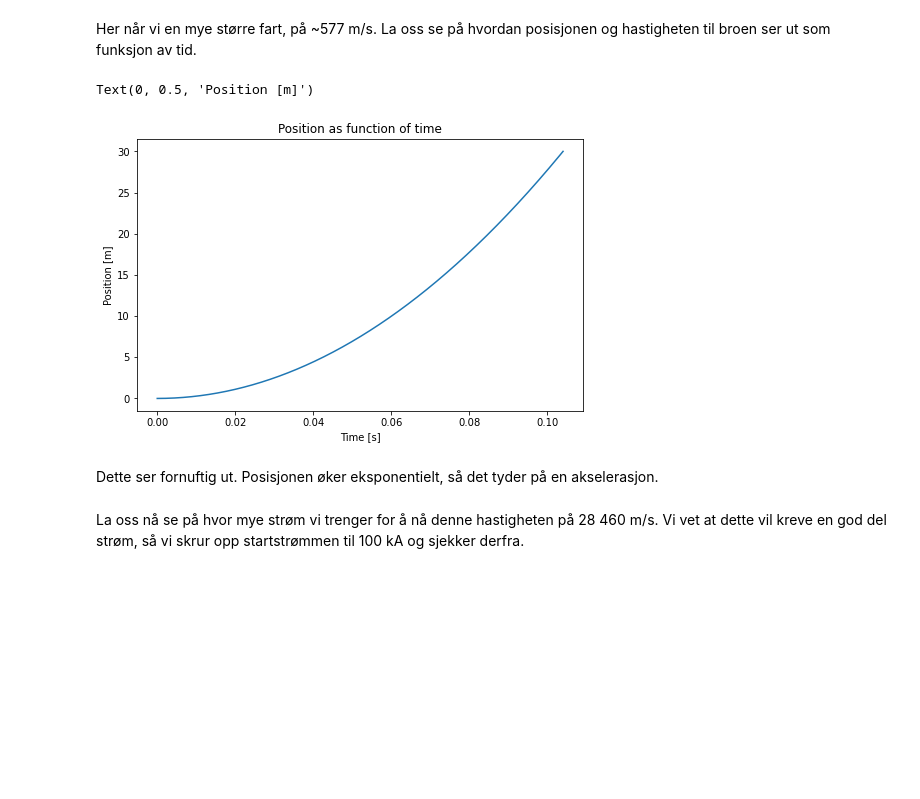
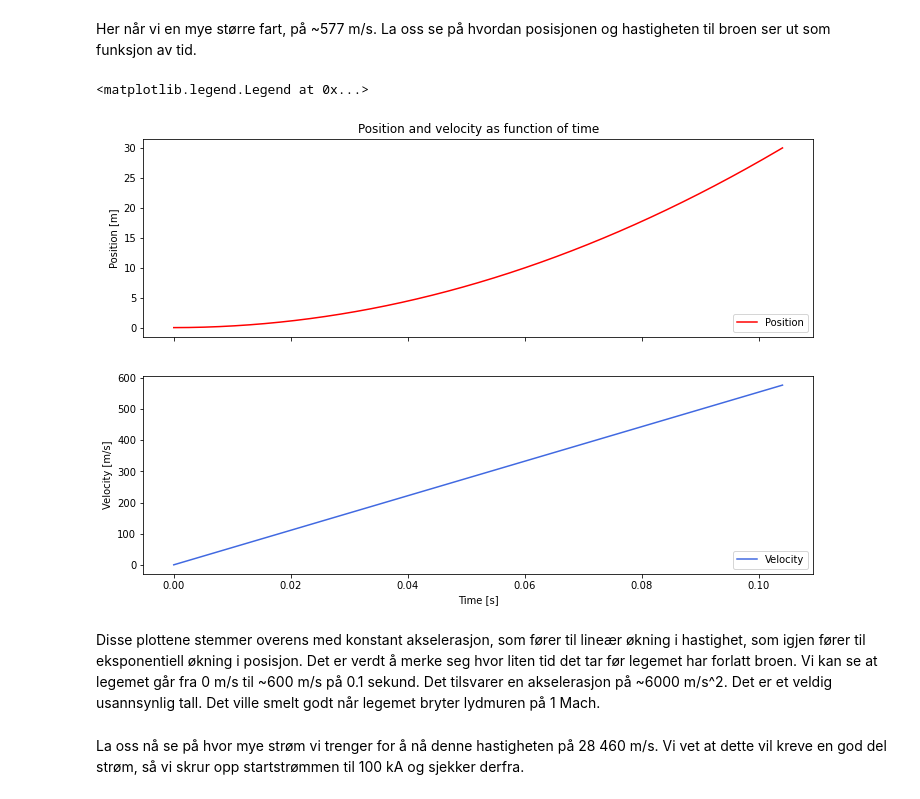
Before and after one commit to JohanCarlsen/FYS1120-Computational-Essay, a Jupyter notebook: Computational Essay.ipynb, the cells around one changed output. Cells and saved outputs as stored; diff of their text form; code cells hidden in the pictures; blank space fills up the shorter version.

```diff
--- a/Computational Essay.ipynb
+++ b/Computational Essay.ipynb
@@ -219,18 +219,23 @@ print(v[-1])
 576.8093580887581
 # %% [markdown]
 Her når vi en mye større fart, på ~577 m/s. La oss se på hvordan posisjonen og hastigheten til broen ser ut som funksjon av tid.
-# %%
-plt.figure(figsize=(8,5))
-
-plt.plot(t, r)
-plt.title('Position as function of time')
-plt.xlabel('Time [s]')
-plt.ylabel('Position [m]')
-# %% [output]
-Text(0, 0.5, 'Position [m]')
-[figure, removed]
-# %% [markdown]
-Dette ser fornuftig ut. Posisjonen øker eksponentielt, så det tyder på en akselerasjon.
+# %%
+fig, (ax1, ax2) = plt.subplots(2, 1, sharex=True, figsize=(12,8))
+
+ax1.set_title('Position and velocity as function of time')
+ax1.plot(t, r, 'r', label='Position')
+ax1.set_ylabel('Position [m]')
+ax1.legend(loc='lower right')
+
+ax2.plot(t, v, 'royalblue', label='Velocity')
+ax2.set_ylabel('Velocity [m/s]')
+ax2.set_xlabel('Time [s]')
+ax2.legend(loc='lower right')
+# %% [output]
+<matplotlib.legend.Legend at 0x...>
+[figure, added]
+# %% [markdown]
+Disse plottene stemmer overens med konstant akselerasjon, som fører til lineær økning i hastighet, som igjen fører til eksponentiell økning i posisjon. Det er verdt å merke seg hvor liten tid det tar før legemet har forlatt broen. Vi kan se at legemet går fra 0 m/s til ~600 m/s på 0.1 sekund. Det tilsvarer en akselerasjon på ~6000 m/s^2. Det er et veldig usannsynlig tall. Det ville smelt godt når legemet bryter lydmuren på 1 Mach.
 # %% [markdown]
 La oss nå se på hvor mye strøm vi trenger for å nå denne hastigheten på 28 460 m/s. Vi vet at dette vil kreve en god del strøm, så vi skrur opp startstrømmen til 100 kA og sjekker derfra.
 # %%
```
Also changed, not shown: parts of 6 cells of this notebook.
